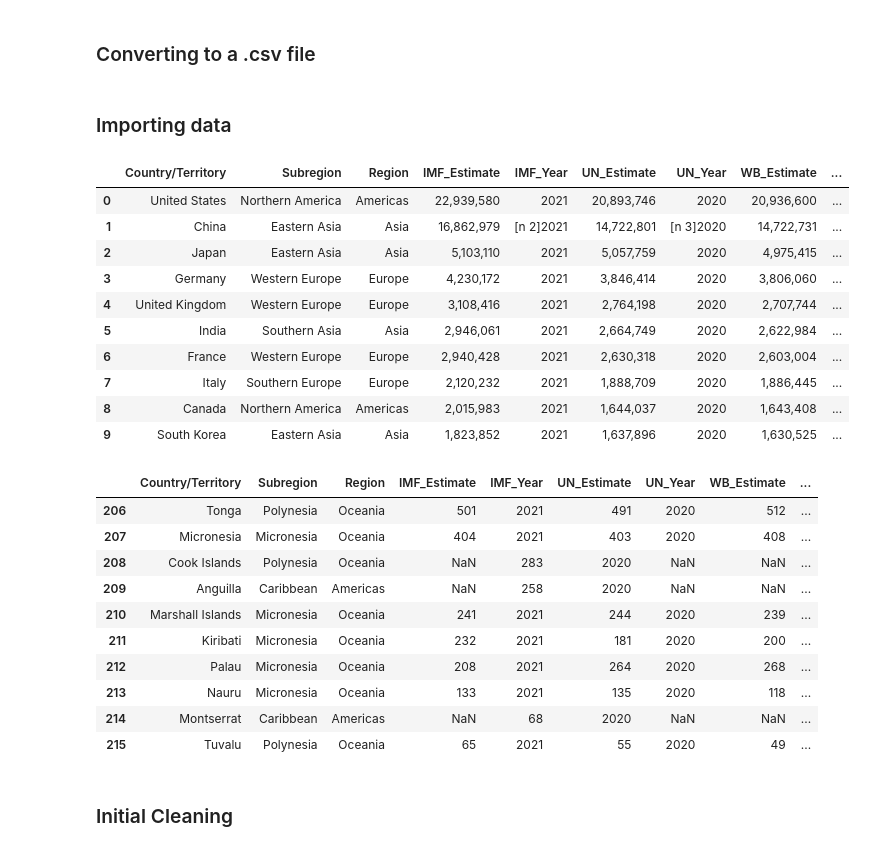
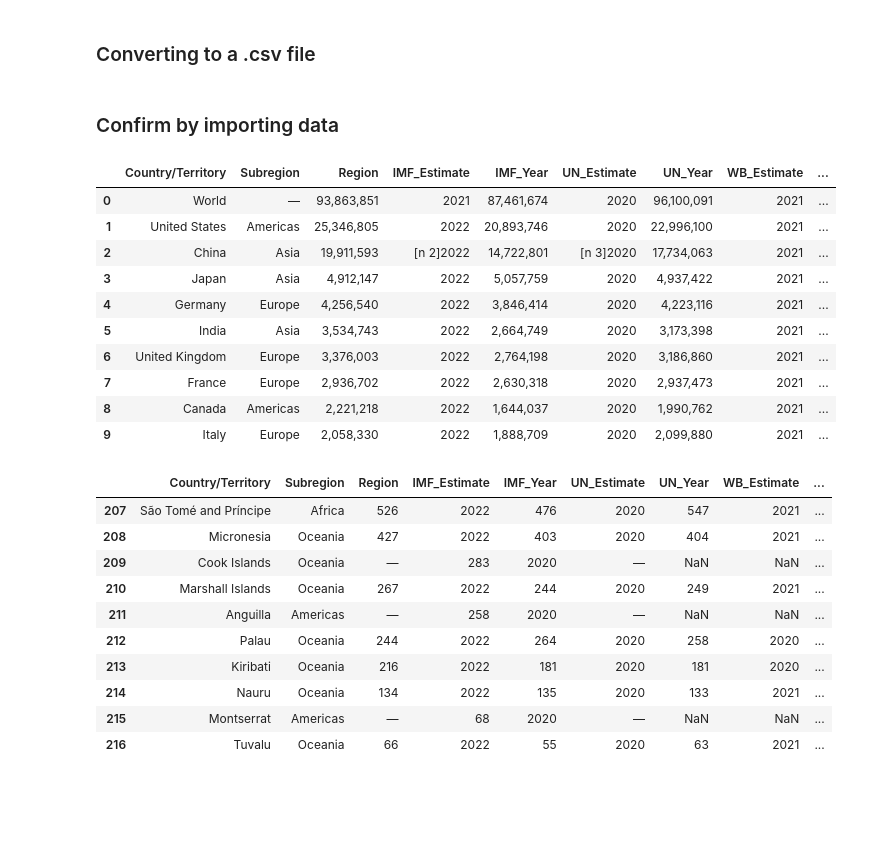
Before and after one commit to NdAbdulsalaam/reusable_codes, a Jupyter notebook: Web_scraping.ipynb, the cells around one changed output. Saved outputs shown, nothing was run; the diff lists cells and outputs as text; code cells hidden in the pictures; blank space fills up the shorter version.

Commit message:
fix: fix cleaning bugs

```diff
--- a/Web_scraping.ipynb
+++ b/Web_scraping.ipynb
@@ -106,35 +106,33 @@ with open("countries_GDP.csv", "w", encoding = "utf8", newline = '') as f:
         cells_text = [cell.get_text(strip = True) for cell in cells]
         thewriter.writerow(cells_text)
 # %% [markdown]
-### Importing data
+### Confirm by importing data
 # %%
-data = pd.read_csv("C:/Users/AYOMIDE/notebooks/DNS/countries_GDP.csv")
+data = pd.read_csv("countries_GDP.csv")
 data.head(10)
 # %% [output]
 |  | Country/Territory | Subregion | Region | IMF_Estimate | IMF_Year | UN_Estimate | UN_Year | WB_Estimate | ... |
-| 0 | United States | Northern America | Americas | 22,939,580 | 2021 | 20,893,746 | 2020 | 20,936,600 | ... |
-| 1 | China | Eastern Asia | Asia | 16,862,979 | [n 2]2021 | 14,722,801 | [n 3]2020 | 14,722,731 | ... |
-| 2 | Japan | Eastern Asia | Asia | 5,103,110 | 2021 | 5,057,759 | 2020 | 4,975,415 | ... |
-| 3 | Germany | Western Europe | Europe | 4,230,172 | 2021 | 3,846,414 | 2020 | 3,806,060 | ... |
-| 4 | United Kingdom | Western Europe | Europe | 3,108,416 | 2021 | 2,764,198 | 2020 | 2,707,744 | ... |
-| 5 | India | Southern Asia | Asia | 2,946,061 | 2021 | 2,664,749 | 2020 | 2,622,984 | ... |
-| 6 | France | Western Europe | Europe | 2,940,428 | 2021 | 2,630,318 | 2020 | 2,603,004 | ... |
-| 7 | Italy | Southern Europe | Europe | 2,120,232 | 2021 | 1,888,709 | 2020 | 1,886,445 | ... |
-| 8 | Canada | Northern America | Americas | 2,015,983 | 2021 | 1,644,037 | 2020 | 1,643,408 | ... |
-| 9 | South Korea | Eastern Asia | Asia | 1,823,852 | 2021 | 1,637,896 | 2020 | 1,630,525 | ... |
+| 0 | World | — | 93,863,851 | 2021 | 87,461,674 | 2020 | 96,100,091 | 2021 | ... |
+| 1 | United States | Americas | 25,346,805 | 2022 | 20,893,746 | 2020 | 22,996,100 | 2021 | ... |
+| 2 | China | Asia | 19,911,593 | [n 2]2022 | 14,722,801 | [n 3]2020 | 17,734,063 | 2021 | ... |
+| 3 | Japan | Asia | 4,912,147 | 2022 | 5,057,759 | 2020 | 4,937,422 | 2021 | ... |
+| 4 | Germany | Europe | 4,256,540 | 2022 | 3,846,414 | 2020 | 4,223,116 | 2021 | ... |
+| 5 | India | Asia | 3,534,743 | 2022 | 2,664,749 | 2020 | 3,173,398 | 2021 | ... |
+| 6 | United Kingdom | Europe | 3,376,003 | 2022 | 2,764,198 | 2020 | 3,186,860 | 2021 | ... |
+| 7 | France | Europe | 2,936,702 | 2022 | 2,630,318 | 2020 | 2,937,473 | 2021 | ... |
+| 8 | Canada | Americas | 2,221,218 | 2022 | 1,644,037 | 2020 | 1,990,762 | 2021 | ... |
+| 9 | Italy | Europe | 2,058,330 | 2022 | 1,888,709 | 2020 | 2,099,880 | 2021 | ... |
 # %%
 data.tail(10)
 # %% [output]
 |  | Country/Territory | Subregion | Region | IMF_Estimate | IMF_Year | UN_Estimate | UN_Year | WB_Estimate | ... |
-| 206 | Tonga | Polynesia | Oceania | 501 | 2021 | 491 | 2020 | 512 | ... |
-| 207 | Micronesia | Micronesia | Oceania | 404 | 2021 | 403 | 2020 | 408 | ... |
-| 208 | Cook Islands | Polynesia | Oceania | NaN | 283 | 2020 | NaN | NaN | ... |
-| 209 | Anguilla | Caribbean | Americas | NaN | 258 | 2020 | NaN | NaN | ... |
-| 210 | Marshall Islands | Micronesia | Oceania | 241 | 2021 | 244 | 2020 | 239 | ... |
-| 211 | Kiribati | Micronesia | Oceania | 232 | 2021 | 181 | 2020 | 200 | ... |
-| 212 | Palau | Micronesia | Oceania | 208 | 2021 | 264 | 2020 | 268 | ... |
-| 213 | Nauru | Micronesia | Oceania | 133 | 2021 | 135 | 2020 | 118 | ... |
-| 214 | Montserrat | Caribbean | Americas | NaN | 68 | 2020 | NaN | NaN | ... |
-| 215 | Tuvalu | Polynesia | Oceania | 65 | 2021 | 55 | 2020 | 49 | ... |
+| 207 | São Tomé and Príncipe | Africa | 526 | 2022 | 476 | 2020 | 547 | 2021 | ... |
+| 208 | Micronesia | Oceania | 427 | 2022 | 403 | 2020 | 404 | 2021 | ... |
+| 209 | Cook Islands | Oceania | — | 283 | 2020 | — | NaN | NaN | ... |
+| 210 | Marshall Islands | Oceania | 267 | 2022 | 244 | 2020 | 249 | 2021 | ... |
+| 211 | Anguilla | Americas | — | 258 | 2020 | — | NaN | NaN | ... |
+| 212 | Palau | Oceania | 244 | 2022 | 264 | 2020 | 258 | 2020 | ... |
+| 213 | Kiribati | Oceania | 216 | 2022 | 181 | 2020 | 181 | 2020 | ... |
+| 214 | Nauru | Oceania | 134 | 2022 | 135 | 2020 | 133 | 2021 | ... |
+| 215 | Montserrat | Americas | — | 68 | 2020 | — | NaN | NaN | ... |
+| 216 | Tuvalu | Oceania | 66 | 2022 | 55 | 2020 | 63 | 2021 | ... |
-# %% [markdown]
-### Initial Cleaning
```
Also changed, not shown: parts of 6 cells of this notebook.
